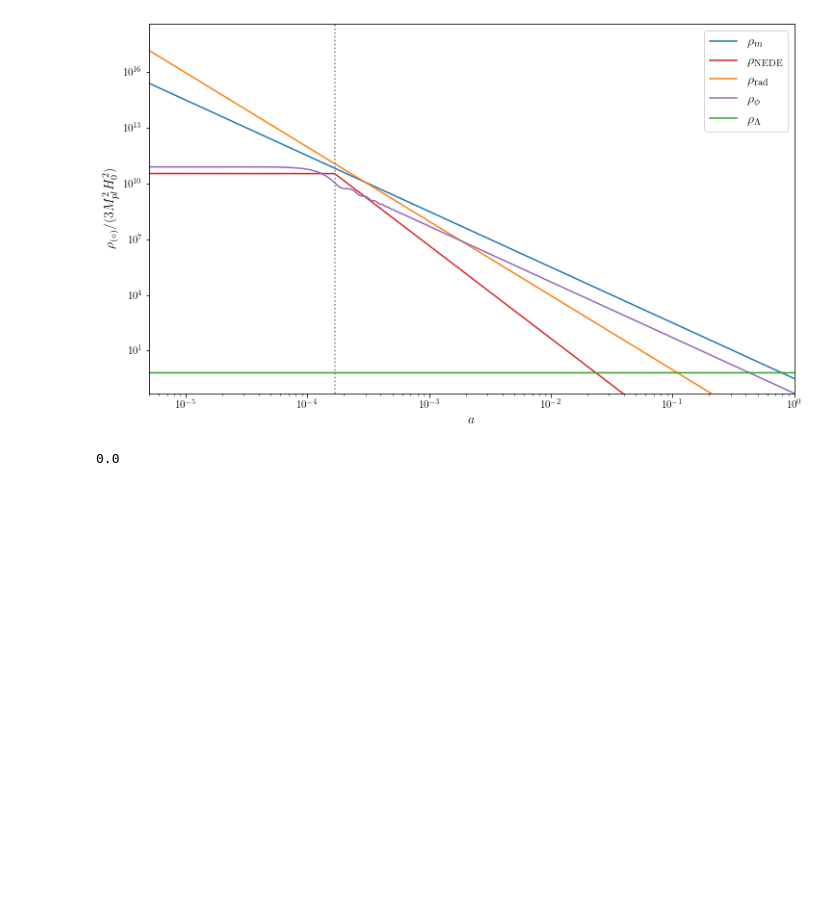
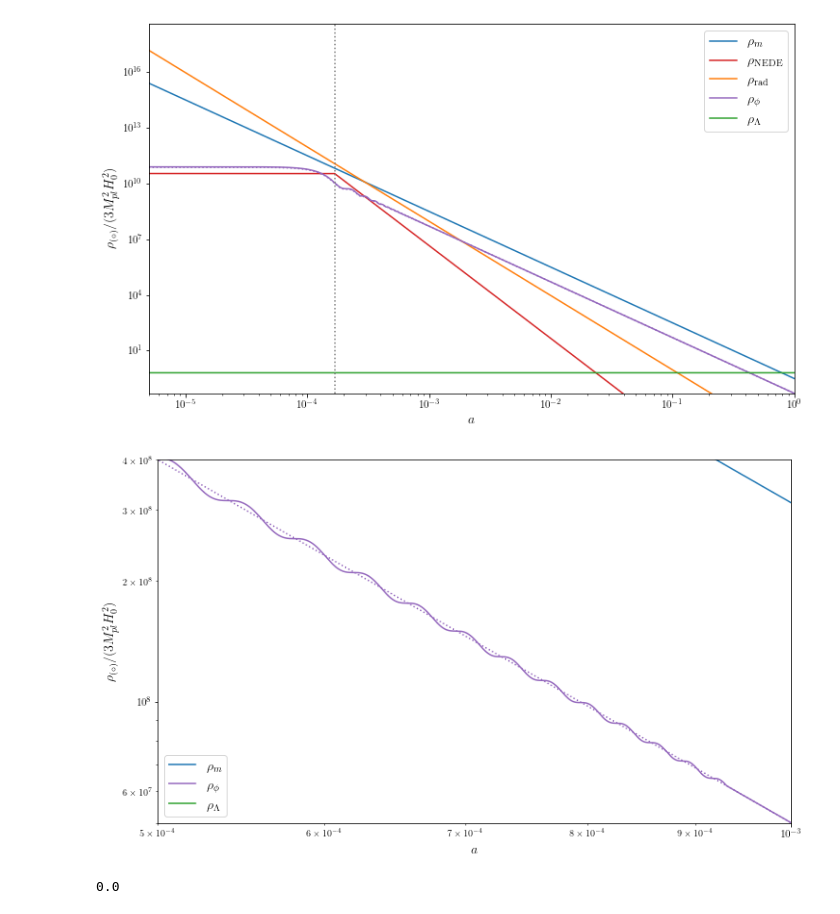
Before and after one commit to NEDE-Cosmo/TriggerCLASS, a Jupyter notebook: notebooks/NEDE.ipynb, the cells around one changed output. Drawn from its saved outputs; the diff is of its cells as text; code cells hidden in the pictures; blank space fills up the shorter version.

```diff
--- a/notebooks/NEDE.ipynb
+++ b/notebooks/NEDE.ipynb
@@ -262,6 +264,41 @@ plt.show()
 plt.close('all')
 # %% [output]
 [figure]
+# %%
+fs=14
+rho_rad=np.zeros(a_NEDE.size)
+rho_EDE=NEDE_bg['(.)rho_NEDE']
+
+
+
+decay_pos=np.argmin(np.abs(NEDE_a_decay-a_NEDE))
+#rho_rad[decay_pos:]=rho_EDE[decay_pos:]
+rho_rad=rho_rad+NEDE_bg['(.)rho_g']+NEDE_bg['(.)rho_ur']
+
+
+plt.rcParams['figure.figsize'] = [12, 24]
+ax1 = plt.subplot(311)
+plt.loglog(a_NEDE, (NEDE_bg['(.)rho_cdm']+NEDE_bg['(.)rho_b'])/H0_NEDE**2,label=r'$\rho_m$',c=color_sequence[0])
+plt.loglog(a_NEDE, NEDE_bg['(.)rho_trigger']/H0_NEDE**2,label=r'$\rho_{\phi}$',c=color_sequence[4])
+plt.loglog(a_NEDE2, NEDE2_bg['(.)rho_trigger']/H0_NEDE**2,ls=':',c=color_sequence[4])
+plt.loglog(a_NEDE, NEDE_bg['(.)rho_lambda']/H0_NEDE**2,label=r'$\rho_{\Lambda}$',c=color_sequence[2])
+#plt.loglog(a_EDE2, EDE2_bg['(.)rho_lambda']/H0_EDE2**2,ls=':',c=color_sequence[2])
+plt.axvline(x=NEDE_a_decay,ls=':',c='gray')
+plt.xlim((0.0005,0.001))
+
+
+plt.ylim((5e7,0.4e9))
+
+plt.xlabel(r'$a$',fontsize=fs)
+ax1.set_ylabel(r'$\rho_{(\circ)} / (3M_{pl}^2 H_0^2)$', fontsize=fs)
+plt.legend(fontsize=14)
+plt.setp(ax1.get_xticklabels(), fontsize=11)
+plt.setp(ax1.get_yticklabels(), fontsize=11)
+plt.savefig('fld_bg.pdf',bbox_inches='tight')
+plt.show()
+plt.close('all')
+# %% [output]
+[figure, added]
 # %%
 plt.rcParams['figure.figsize'] = [7, 14]
 ax1 = plt.subplot(311)
```
Also changed, not shown: parts of 7 cells of this notebook, 8 other files.
